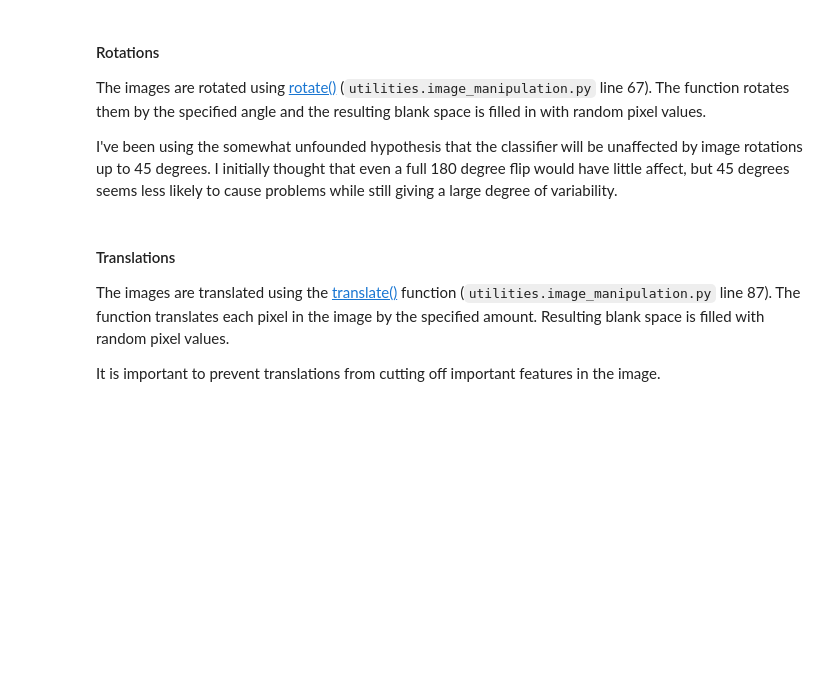
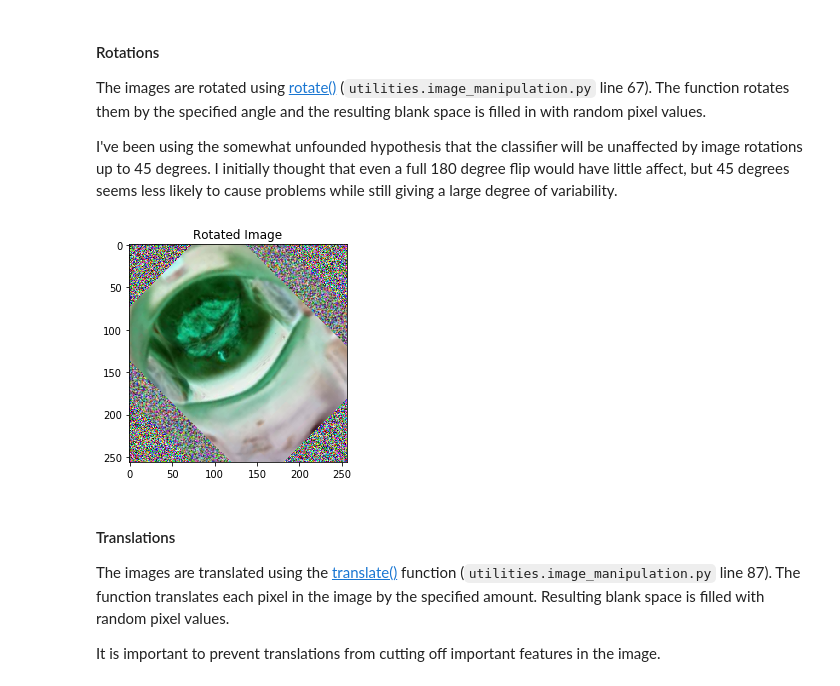
Before and after one commit to grantsrb/kaggle-cervical_cancer_screening, a Jupyter notebook: cervical_classification.ipynb, the cells around one changed output. Saved outputs shown, nothing was run; the diff lists cells and outputs as text; code cells hidden in the pictures; blank space fills up the shorter version.

```diff
--- a/cervical_classification.ipynb
+++ b/cervical_classification.ipynb
@@ -168,9 +182,11 @@ I've been using the somewhat unfounded hypothesis that the classifier will be un
 # %%
 rotation_angle = 45
 aug_img = imanip.rotate(demo_img,rotation_angle)
-plt.imshow(demo_img)
+plt.imshow(aug_img)
 plt.title('Rotated Image')
 plt.show()
+# %% [output]
+[figure, added]
 # %% [markdown]
 #### Translations
 
```
Also changed, not shown: parts of 33 cells of this notebook.
